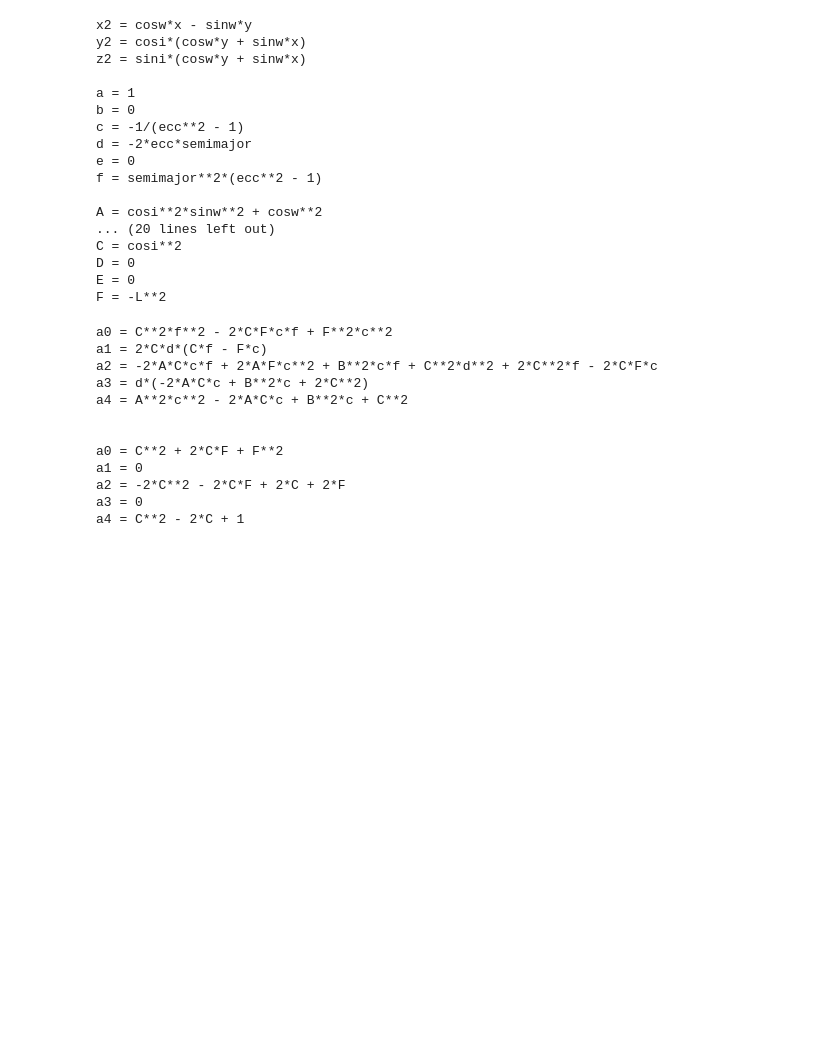
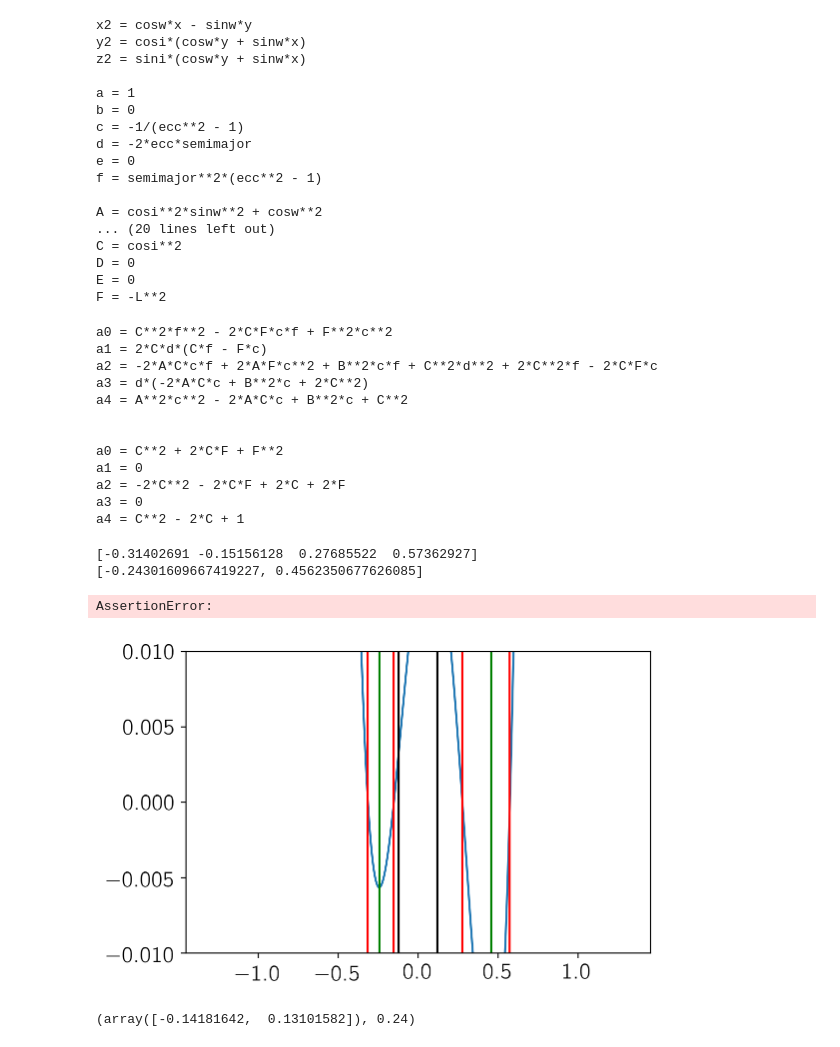
Before and after one commit to exoplanet-dev/exoplanet, a Jupyter notebook: papers/exoplanet/proofs/contact_impl.ipynb, the cells around one changed output. Saved outputs shown, nothing was run; the diff lists cells and outputs as text; code cells hidden in the pictures; blank space fills up the shorter version.

```diff
--- a/papers/exoplanet/proofs/contact_impl.ipynb
+++ b/papers/exoplanet/proofs/contact_impl.ipynb
@@ -124,6 +124,20 @@ a2 = -2*C**2 - 2*C*F + 2*C + 2*F
 a3 = 0
 a4 = C**2 - 2*C + 1
 # %%
+from scipy.optimize import bisect, newton, minimize, fminbound
+
+def find_root(poly, a, b):
+    f = lambda x: np.polyval(poly, x)
+    sgna = np.sign(f(a))
+    sgnb = np.sign(f(b))
+    if sgna != sgnb:
+        return bisect(f, a, b)
+    fp = lambda x: np.polyval(np.polyder(poly), x)
+    x = fminbound(f, a, b)
+    sgnx = np.sign(f(x))
+    return soln
+#     return newton(f, 0.5 * (a + b), fprime=fp)
+
 def discriminant(e, d, c, b, a):
     print(8*a*c - 3*b**2)
     return 256 * a**3 * e**3 - 192 * a**2 * b * d * e**2 - 128 * a**2 * c**2 * e**2 + 144 * a**2 * c * d**2 * e - 27 * a**2 * d**4 \
@@ -171,8 +185,9 @@ def find_roots(semimajor, ecc, omega, incl, Ls, tol=1e-6):
         a3 = d*(-2*A*C*c + B**2*c + 2*C**2)
         a4 = A**2*c**2 - 2*A*C*c + B**2*c + C**2
 
-        polys.append([a4, a3, a2, a1, a0])
-        poly = np.polynomial.Polynomial([a0, a1, a2, a3, a4])
+        p = [a4, a3, a2, a1, a0]
+        polys.append(p)
+        poly = np.polynomial.Polynomial(p[::-1])
 
         comp = np.eye(4, k=-1)
         comp[0, -1] = -a0 / a4
@@ -181,8 +196,26 @@ def find_roots(semimajor, ecc, omega, incl, Ls, tol=1e-6):
         comp[3, -1] = -a3 / a4
         roots = np.linalg.eigvals(comp)
 
+        f = lambda x: np.polyval(p, x)
+        roots2 = [
+            find_root(p, -L*semimajor, 0),
+            find_root(p, 0, L*semimajor),
+        ]
+        print(roots)
+        print(roots2)
+
         # Only select real roots
-        roots = np.real(roots[np.abs(np.imag(roots)) < tol])
+#         roots = np.real(roots[np.abs(np.imag(roots)) < tol])
+
+        x = np.linspace(-1.1*L*semimajor, 1.1*L*semimajor, 5000)
+        plt.plot(x, np.polyval(polys[-1], x))
+        [plt.axvline(r, color="r") for r in roots]
+        [plt.axvline(r, color="g") for r in roots2]
+        plt.axvline(-L, color="k")
+        plt.axvline(L, color="k")
+#         plt.xlim(-L, 0)
+        plt.ylim(-0.01, 0.01)
+        assert 0
 
         angles = []
         for x in roots:
@@ -204,33 +237,42 @@ def find_roots(semimajor, ecc, omega, incl, Ls, tol=1e-6):
                         angle += 2*np.pi
                     angles.append(angle - f0)
 
         # Deal with multiple roots
         angles = np.array(angles)
         angles.sort()
         delta = np.append(True, np.diff(angles))
         angles = angles[delta > tol]
 
         # Wrap the roots properly to span the transit
         if len(angles) == 2:
             if np.all(angles > 0):
                 angles = np.array([angles[1] - 2*np.pi, angles[0]])
             if np.all(angles < 0):
                 angles = np.array([angles[1], angles[0] + 2*np.pi])
         else:
             angles = np.array([-np.pi, np.pi])
 
         # Convert to mean anomaly
         E = 2 * np.arctan(Efactor * np.tan(0.5*(angles + f0)))
         M = E - ecc * np.sin(E)
 
         results.append(angles)
         M_results.append(M)
 
     return polys, results, M_results
 
-semimajor = 100.0
-ecc = 0.3
-omega = 0.1
+semimajor = 10.0
+ecc = 0.6
+omega = 0.5
 incl = 0.5*np.pi
 L = [1.2, 1.0]
 polys, roots, Ms = find_roots(semimajor, ecc, omega, incl, L)
+# %% [output]
+[-0.31402691 -0.15156128  0.27685522  0.57362927]
+[-0.24301609667419227, 0.4562350677626085]
+AssertionError:
+[figure, added]
+# %%
+roots[0], 2*L[0] / semimajor
+# %% [output]
+(array([-0.14181642,  0.13101582]), 0.24)
```
Also changed, not shown: parts of 1 cell of this notebook, 5 other files.
